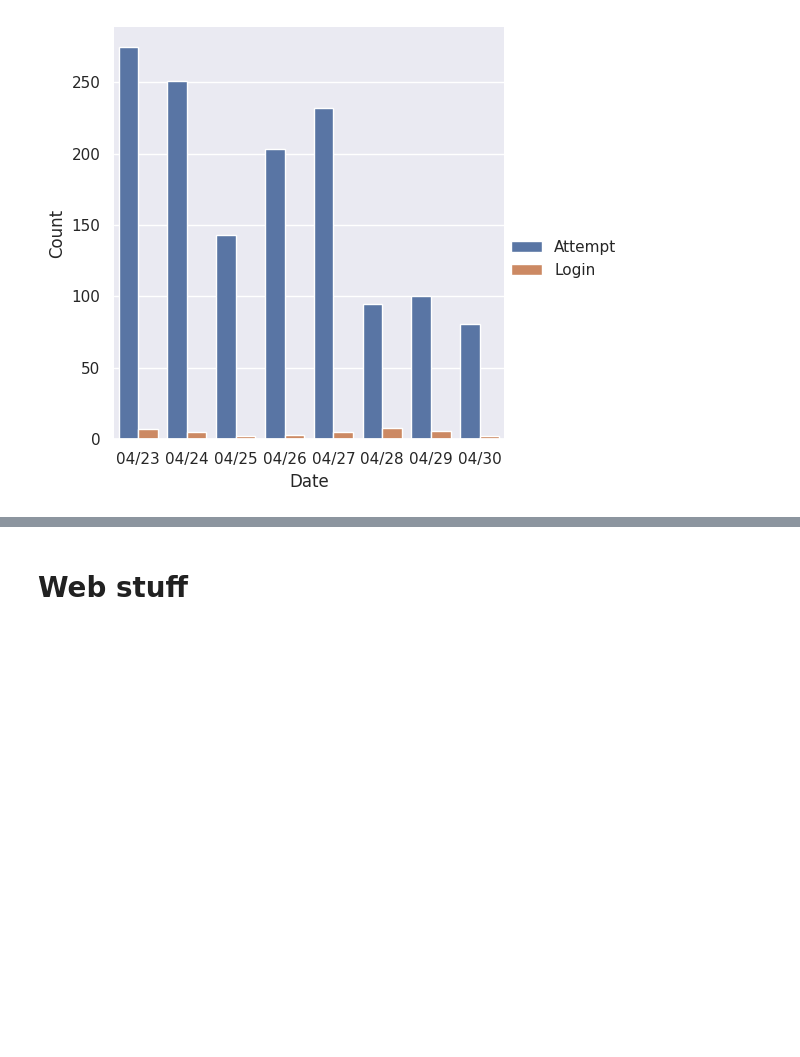
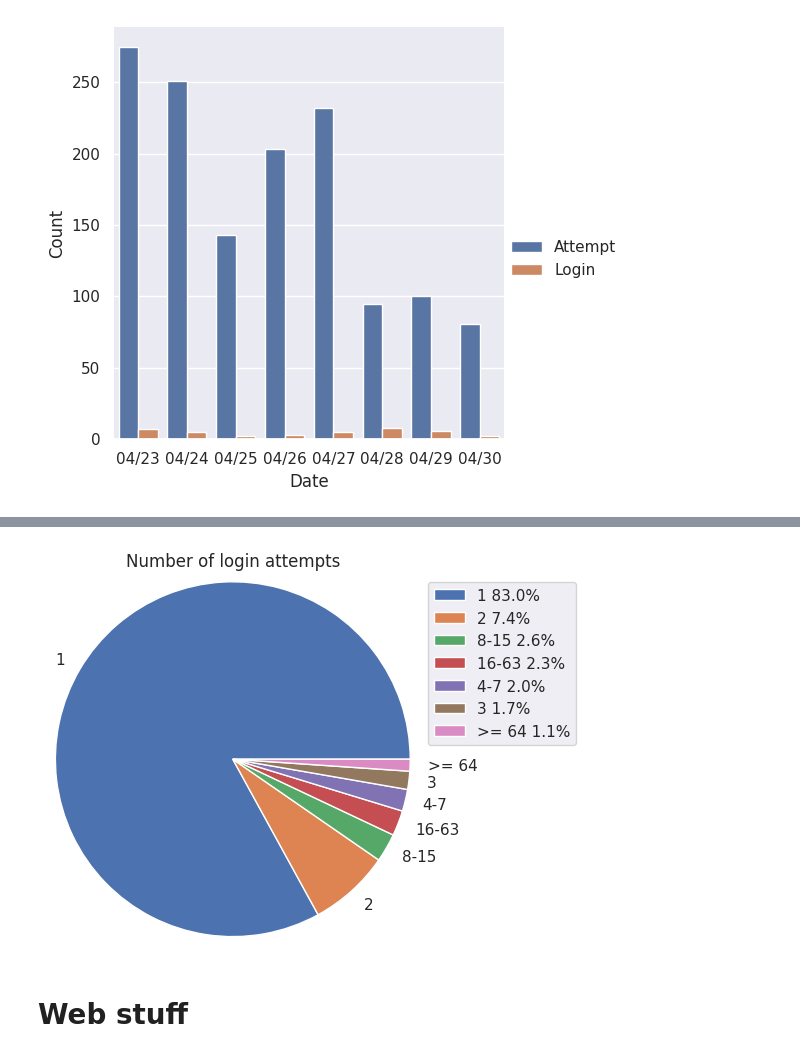
Before and after one commit to ysthakur/hacs202-ssh-hp, a Jupyter notebook: imhungry.ipynb, the cells around one changed output, grey strips where cells are left out. Cells and saved outputs as stored; diff of their text form; code cells hidden in the pictures; blank space fills up the shorter version.

Commit message:
Count number of repeat login attempts

```diff
--- a/imhungry.ipynb
+++ b/imhungry.ipynb
@@ -250,0 +255,10 @@ g.legend.set_title("")
+# %%
+from itertools import groupby
+
+num_attempts = []
+# Based on https://stackoverflow.com/a/32684633/11882002
+for ip, group in groupby(login_attempts.iterrows(), key=lambda row: row[1][IP_COL]):
+    num_attempts.append([ip, len(list(group))])
+
+num_attempts = pd.DataFrame(num_attempts, columns=[IP_COL, "Num attempts"])
+num_attempts.describe()
@@ -251,3 +286,31 @@ g.legend.set_title("")
+# %%
+counts = counts_to_df(num_attempts["Num attempts"].value_counts())
+counts.loc[counts["Num attempts"] >= 64, "Num attempts"] = ">= 64"
+counts.loc[
+    counts["Num attempts"].apply(lambda n: n >= 16 if isinstance(n, int) else False),
+    "Num attempts",
+] = "16-63"
+counts.loc[
+    counts["Num attempts"].apply(lambda n: n >= 8 if isinstance(n, int) else False),
+    "Num attempts",
+] = "8-15"
+counts.loc[
+    counts["Num attempts"].apply(lambda n: n >= 4 if isinstance(n, int) else False),
+    "Num attempts",
+] = "4-7"
+counts = counts.groupby("Num attempts")["Count"].sum().sort_values(ascending=False)
+total = counts.sum()
+percents = counts.apply(lambda count: (count / total) * 100)
+plt.pie(counts, labels=counts.index, radius=1.2)
+plt.legend(
+    labels=[f"{name} {percent:0.1f}%" for name, percent in zip(counts.index, percents)],
+    loc="upper right",
+    bbox_to_anchor=(1.45, 1),
+)
+plt.title("Number of login attempts")
+None
+# %% [output]
+[figure, added]
 # %% [markdown]
 # Web stuff
 # %%
```
Also changed, not shown: parts of 3 cells of this notebook.
